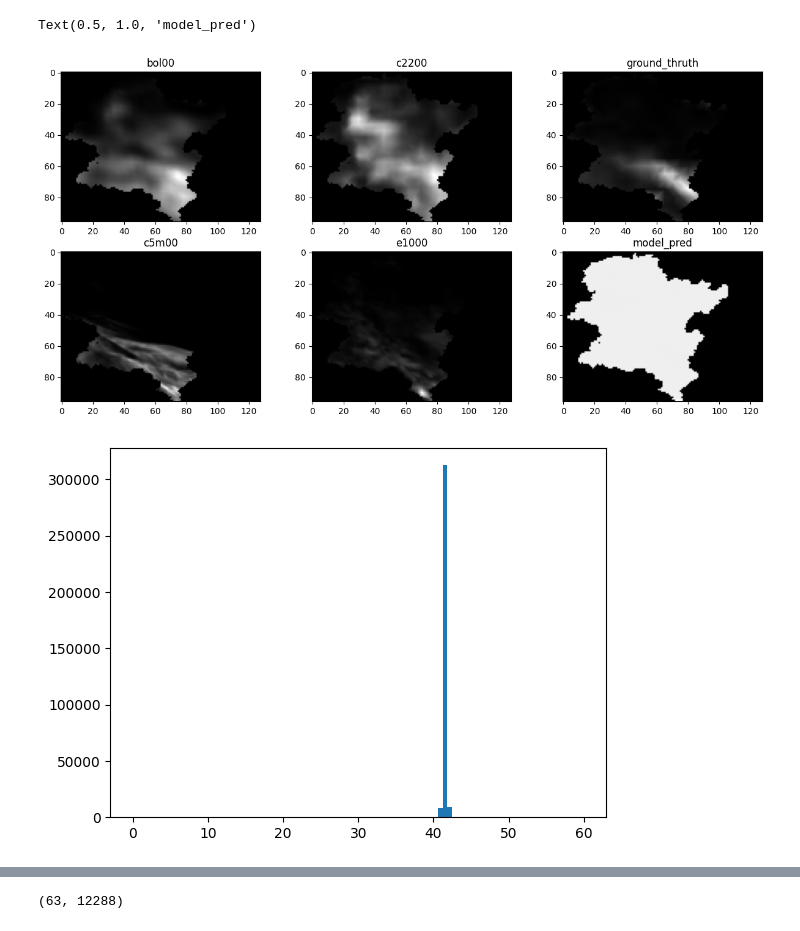
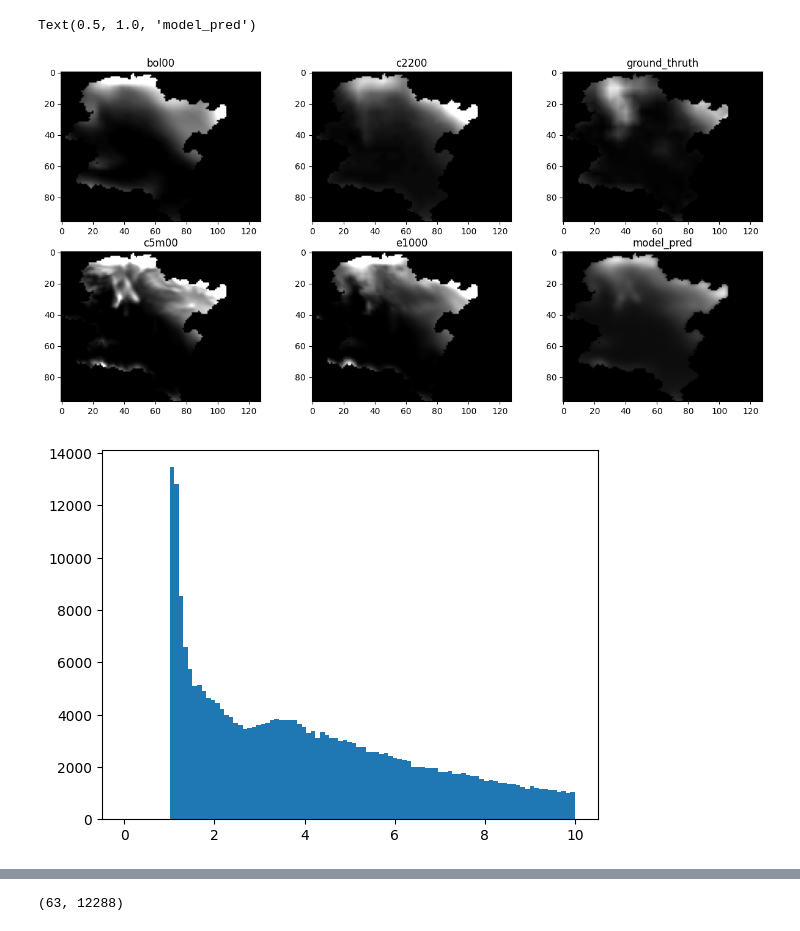
Before and after one commit to simone7monaco/rainfall-prediction, a Jupyter notebook: notebooks/test_model.ipynb, the cells around one changed output, grey strips where cells are left out. Saved outputs shown, nothing was run; the diff lists cells and outputs as text; code cells hidden in the pictures.

```diff
--- a/notebooks/test_model.ipynb
+++ b/notebooks/test_model.ipynb
@@ -19,10 +19,10 @@ from models import SegmentationModel
 #reports/unet_2/unet_2/epoch=72-val_rmse=7.35.ckpt add mask mult
 #reports/unet/unet/epoch=97-val_rmse=7.87.ckpt unetL1
 #reports/unet/unet/epoch=85-val_rmse=7.90.ckpt unet
-#reports/unet/unet/epoch=85-val_rmse=7.87.ckpt unet 6.28 rmse
-#reports/unet/unet/epoch=85-val_rmse=7.15.ckpt unet 5.95 rmse
+#reports/unet/unet/epoch=0-val_rmse=24.06.ckpt unet 24.19 rmse
+#reports/unet/unet/epoch=85-val_rmse=7.06.ckpt unet 5.99 rmse
 
-model = SegmentationModel.load_from_checkpoint(Path("reports/unet/unet/epoch=0-val_rmse=24.06.ckpt"))
+model = SegmentationModel.load_from_checkpoint(Path("reports/unet/unet/epoch=85-val_rmse=7.04.ckpt"))
 model.eval();
 # %%
 input_path = Path("/home/students/s265780/data/24h_10mmMAX_OI")
@@ -61,29 +61,33 @@ y_seg_num = np.squeeze(np.where(y>0.001, 1, 0))
 # %%
 #plt.imshow(y_seg_num-seg, cmap='gray') #parti bianche mancano nel modello
 # %%
-fig, axs = plt.subplots(2, 3 ,figsize=(15,7))
-axs[0, 0].imshow(x[0][0], cmap='gray', norm='linear')
+m=4
+norm='linear'
+vmin=0
+vmax=1/20
+fig, axs = plt.subplots(2, 3, figsize=(15, 7))
+axs[0, 0].imshow(x[m][0], cmap='gray', norm=norm, vmin=vmin, vmax=vmax)
 axs[0, 0].set_title('bol00')
-axs[0, 1].imshow(x[0][1], cmap='gray', norm='linear')
+axs[0, 1].imshow(x[m][1], cmap='gray', norm=norm, vmin=vmin, vmax=vmax)
 axs[0, 1].set_title('c2200')
-axs[1, 0].imshow(x[0][2], cmap='gray', norm='linear')
+axs[1, 0].imshow(x[m][2], cmap='gray', norm=norm, vmin=vmin, vmax=vmax)
 axs[1, 0].set_title('c5m00')
-axs[1, 1].imshow(x[0][3], cmap='gray', norm='linear')
+axs[1, 1].imshow(x[m][3], cmap='gray', norm=norm, vmin=vmin, vmax=vmax)
 axs[1, 1].set_title('e1000')
-axs[0, 2].imshow(y[0], cmap='gray', norm='linear')
+axs[0, 2].imshow(y[m], cmap='gray', norm=norm, vmin=vmin, vmax=vmax)
 axs[0, 2].set_title('ground_thruth')
-axs[1, 2].imshow(logit_class[0], cmap='gray', norm='linear')
+axs[1, 2].imshow(logit_class[m], cmap='gray', norm=norm, vmin=vmin, vmax=vmax)
 axs[1, 2].set_title('model_pred')
 # %% [output]
 Text(0.5, 1.0, 'model_pred')
-[figure, old version]
+[figure, new version]
 # %%
 histo = (logit_class*case_study_max*mask).flatten()
 
-plt.hist(histo[histo>0.1], bins=np.linspace(0,60, 100))
+plt.hist(histo[histo>0.1], bins=np.linspace(0,10, 100))
 plt.show()
 # %% [output]
-[figure, old version]
+[figure, new version]
 # %%
 histo = (y*case_study_max*mask).flatten()
 
```
Also changed, not shown: parts of 13 cells of this notebook, 1 other file.
